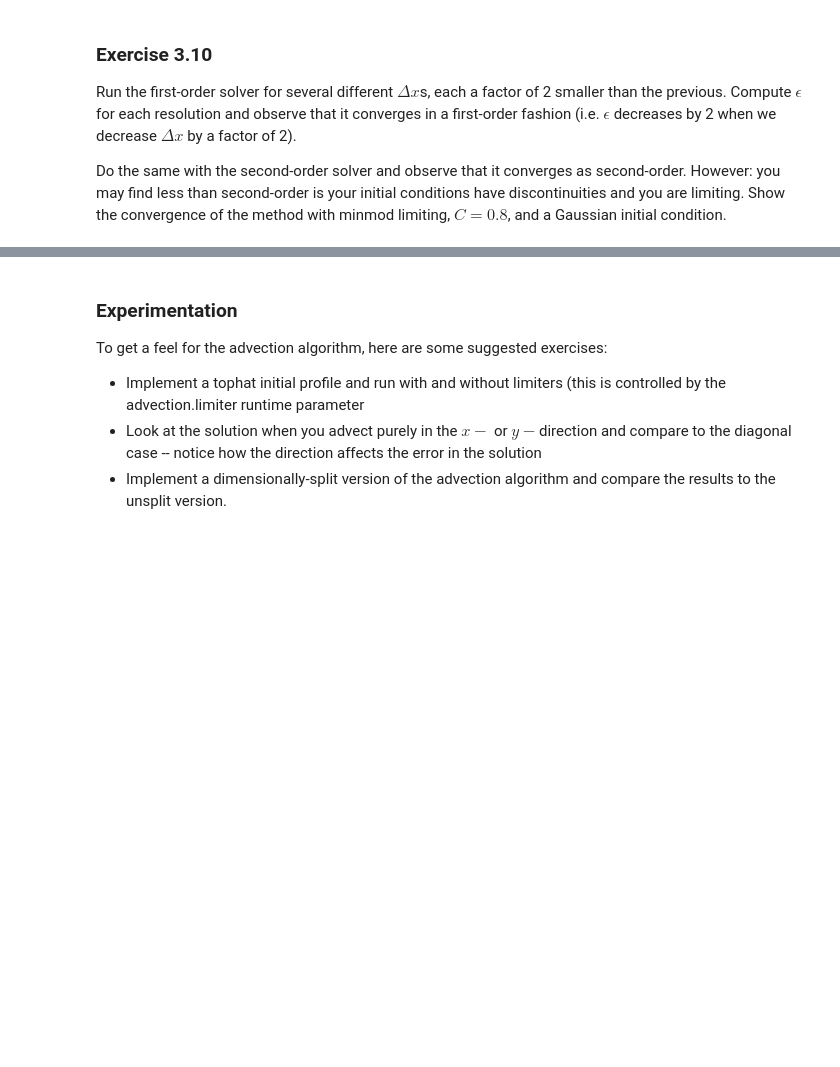
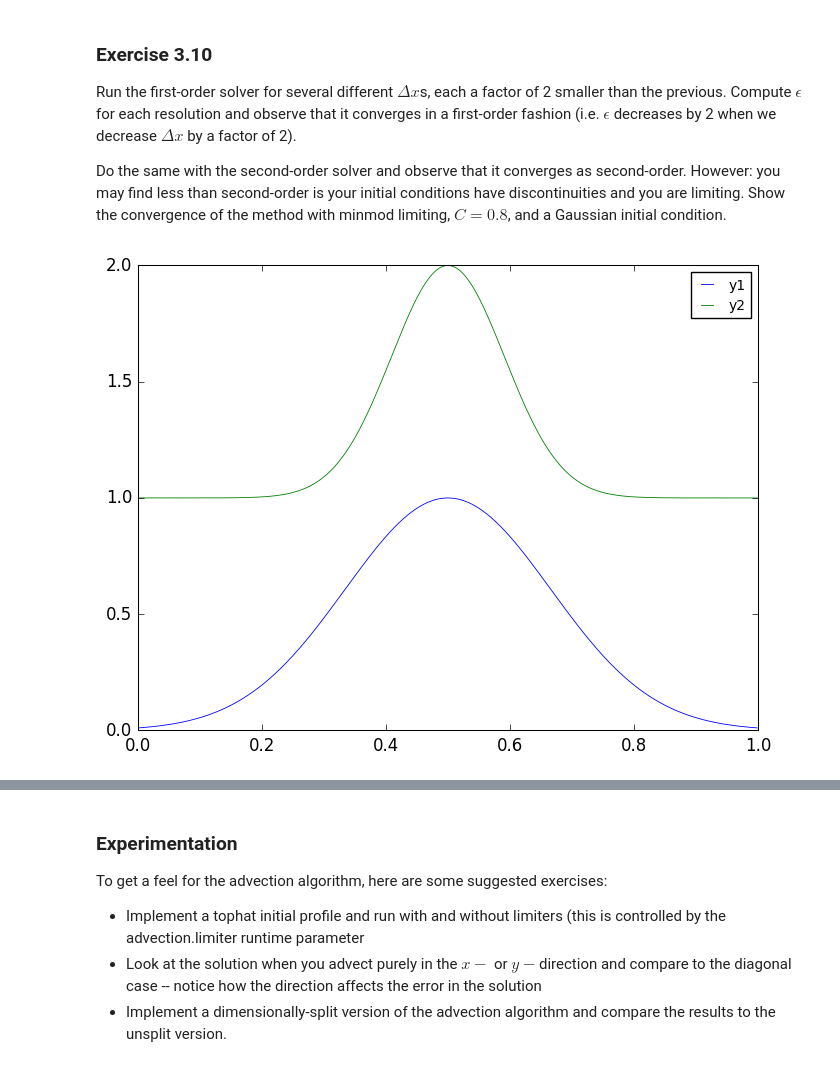
Before and after one commit to astroboylrx/CompHydroTutorial, a Jupyter notebook: CompHydroTutorial.ipynb, the cells around one changed output, grey strips where cells are left out. Saved outputs shown, nothing was run; the diff lists cells and outputs as text; code cells hidden in the pictures; blank space fills up the shorter version.

```diff
--- a/CompHydroTutorial.ipynb
+++ b/CompHydroTutorial.ipynb
@@ -718,6 +719,21 @@ $$\frac{a^{n+1}_i - a^n_i}{\Delta t} = -u\frac{a^n_i - a^n_{i-1}}{\Delta x}$$
 Run the first-order solver for several different $\Delta x$s, each a factor of 2 smaller than the previous. Compute $\epsilon$ for each resolution and observe that it converges in a first-order fashion (i.e. $\epsilon$ decreases by 2 when we decrease $\Delta x$ by a factor of 2).
 
 Do the same with the second-order solver and observe that it converges as second-order. However: you may find less than second-order is your initial conditions have discontinuities and you are limiting. Show the convergence of the method with minmod limiting, $C = 0.8$, and a Gaussian initial condition.
+# %%
+N = 512
+x = (np.arange(N)+0.5)/N
+y1 = signal.gaussian(N, std=int(N/6))
+y2 = 1.0 + numpy.exp(-60.0*(x - 0.5)**2)
+
+fig = plt.figure()
+ax = fig.add_subplot(111)
+ax.plot(x, y1, label='y1')
+ax.plot(x, y2, label='y2')
+leg = ax.legend(loc='best')
+
+plt.show()
+# %% [output]
+[figure, added]
 # %%
 def CHT_E3_10():
     import scipy.signal as signal
```
Also changed, not shown: parts of 3 cells of this notebook.
